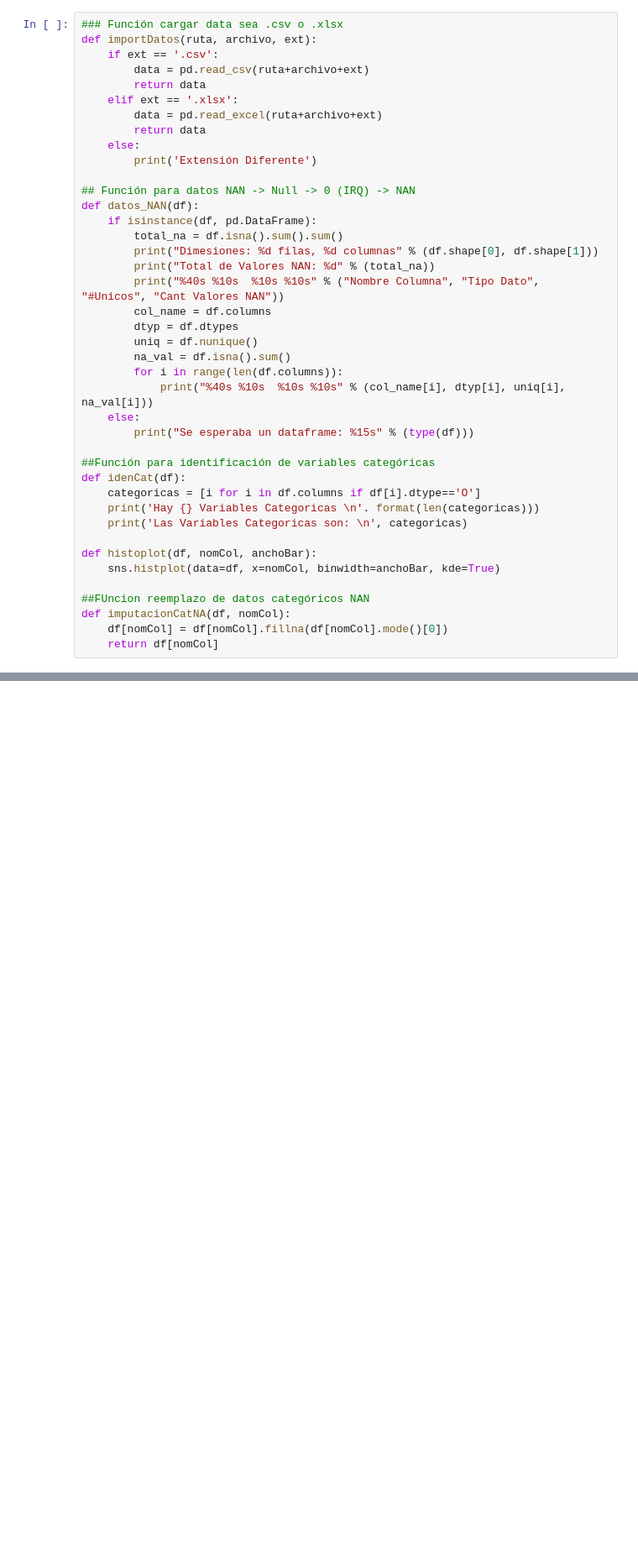
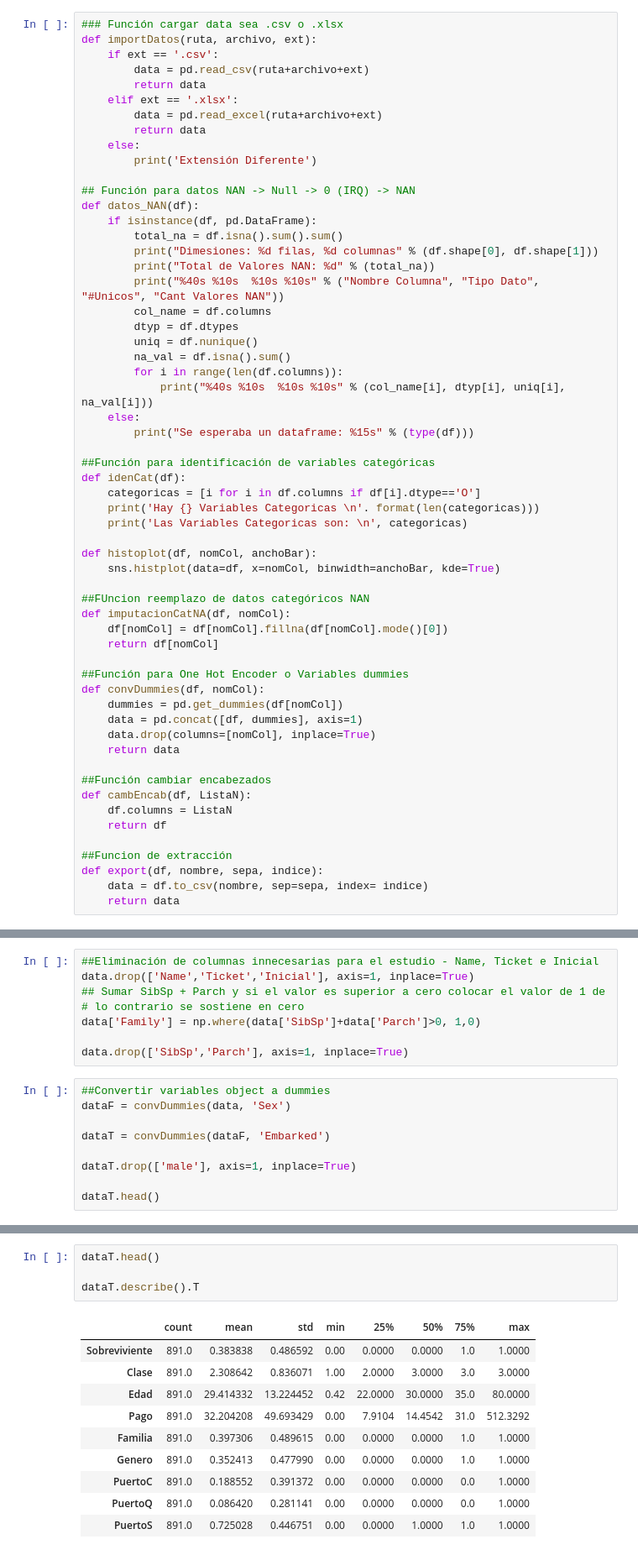
Before and after one commit to jaquimbayoc8/DiplomadoMLA2023, a Jupyter notebook: 2. AnalisisEDA/Titanic.ipynb, the cells around one changed output, grey strips where cells are left out. Shown at 84% size. Cells and saved outputs as stored; diff of their text form; blank space fills up the shorter version.

```diff
--- a/2. AnalisisEDA/Titanic.ipynb
+++ b/2. AnalisisEDA/Titanic.ipynb
@@ -54,6 +54,23 @@ def histoplot(df, nomCol, anchoBar):
 def imputacionCatNA(df, nomCol):
     df[nomCol] = df[nomCol].fillna(df[nomCol].mode()[0])
     return df[nomCol]
+
+##Función para One Hot Encoder o Variables dummies
+def convDummies(df, nomCol):
+    dummies = pd.get_dummies(df[nomCol])
+    data = pd.concat([df, dummies], axis=1)
+    data.drop(columns=[nomCol], inplace=True)
+    return data
+
+##Función cambiar encabezados
+def cambEncab(df, ListaN):
+    df.columns = ListaN
+    return df
+
+##Funcion de extracción
+def export(df, nombre, sepa, indice):
+    data = df.to_csv(nombre, sep=sepa, index= indice)
+    return data
 # %% [markdown]
 #### Análisis Inicial
 # %%
@@ -411,0 +408,17 @@ memory usage: 76.7+ KB
+# %%
+##Eliminación de columnas innecesarias para el estudio - Name, Ticket e Inicial
+data.drop(['Name','Ticket','Inicial'], axis=1, inplace=True)
+## Sumar SibSp + Parch y si el valor es superior a cero colocar el valor de 1 de
+# lo contrario se sostiene en cero
+data['Family'] = np.where(data['SibSp']+data['Parch']>0, 1,0)
+
+data.drop(['SibSp','Parch'], axis=1, inplace=True)
+# %%
+##Convertir variables object a dummies
+dataF = convDummies(data, 'Sex')
+
+dataT = convDummies(dataF, 'Embarked')
+
+dataT.drop(['male'], axis=1, inplace=True)
+
+dataT.head()
@@ -411,0 +538,15 @@ memory usage: 76.7+ KB
+# %%
+dataT.head()
+
+dataT.describe().T
+# %% [output]
+|  | count | mean | std | min | 25% | 50% | 75% | max |
+| Sobreviviente | 891.0 | 0.383838 | 0.486592 | 0.00 | 0.0000 | 0.0000 | 1.0 | 1.0000 |
+| Clase | 891.0 | 2.308642 | 0.836071 | 1.00 | 2.0000 | 3.0000 | 3.0 | 3.0000 |
+| Edad | 891.0 | 29.414332 | 13.224452 | 0.42 | 22.0000 | 30.0000 | 35.0 | 80.0000 |
+| Pago | 891.0 | 32.204208 | 49.693429 | 0.00 | 7.9104 | 14.4542 | 31.0 | 512.3292 |
+| Familia | 891.0 | 0.397306 | 0.489615 | 0.00 | 0.0000 | 0.0000 | 1.0 | 1.0000 |
+| Genero | 891.0 | 0.352413 | 0.477990 | 0.00 | 0.0000 | 0.0000 | 1.0 | 1.0000 |
+| PuertoC | 891.0 | 0.188552 | 0.391372 | 0.00 | 0.0000 | 0.0000 | 0.0 | 1.0000 |
+| PuertoQ | 891.0 | 0.086420 | 0.281141 | 0.00 | 0.0000 | 0.0000 | 0.0 | 1.0000 |
+| PuertoS | 891.0 | 0.725028 | 0.446751 | 0.00 | 0.0000 | 1.0000 | 1.0 | 1.0000 |
```
Also changed, not shown: parts of 27 cells of this notebook, 1 other file.
